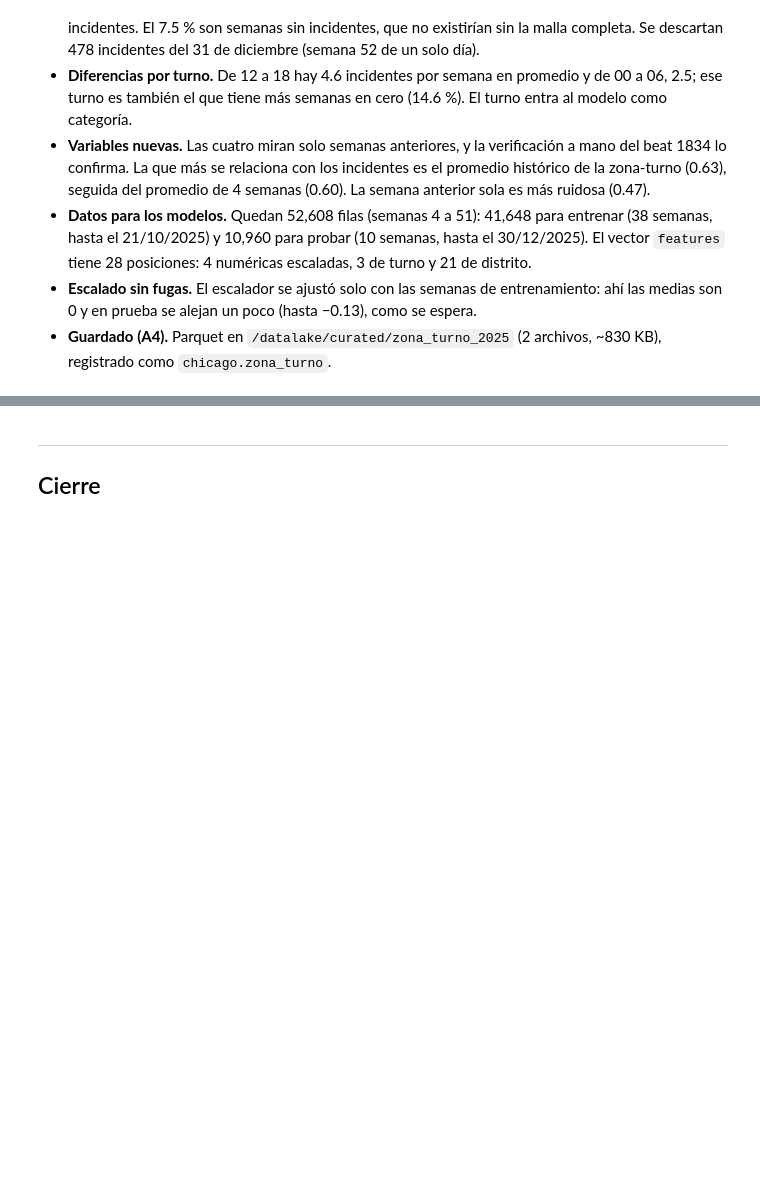
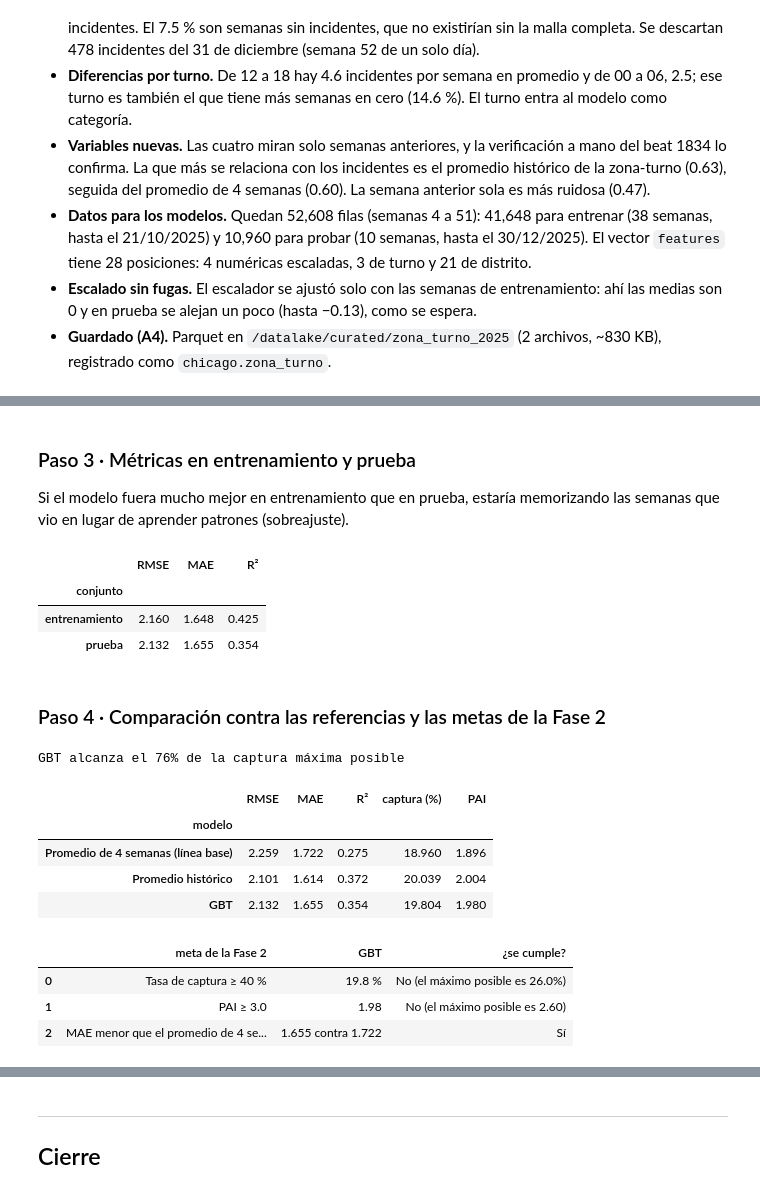
Before and after one commit to valentinodepaola/proyecto-integrador-big-data, a Jupyter notebook: notebooks/fase3_pipeline.ipynb, the cells around one changed output, grey strips where cells are left out. Drawn from its saved outputs; the diff is of its cells as text; code cells hidden in the pictures; blank space fills up the shorter version.

```diff
--- a/notebooks/fase3_pipeline.ipynb
+++ b/notebooks/fase3_pipeline.ipynb
@@ -901,0 +1009,41 @@ root
+# %% [markdown]
+### Paso 3 · Métricas en entrenamiento y prueba
+
+Si el modelo fuera mucho mejor en entrenamiento que en prueba, estaría memorizando las semanas que vio en lugar de aprender patrones (sobreajuste).
+# %%
+pd.DataFrame([{"conjunto": "entrenamiento", **metricas(modelo_gbt.transform(df_entrenamiento), "prediction")},
+              {"conjunto": "prueba", **metricas(pred_gbt, "prediction")}]).set_index("conjunto").round(3)
+# %% [output]
+|  | RMSE | MAE | R² |
+| conjunto |  |  |  |
+| entrenamiento | 2.160 | 1.648 | 0.425 |
+| prueba | 2.132 | 1.655 | 0.354 |
+# %% [markdown]
+### Paso 4 · Comparación contra las referencias y las metas de la Fase 2
+# %%
+fila_gbt = evaluar(pred_gbt, "prediction", "GBT")
+comparacion_b1 = pd.DataFrame(referencias + [fila_gbt]).set_index("modelo")
+
+metas_fase2 = pd.DataFrame([
+    ("Tasa de captura ≥ 40 %", f"{fila_gbt['captura (%)']:.1f} %",
+     f"No (el máximo posible es {captura_maxima:.1%})"),
+    ("PAI ≥ 3.0", f"{fila_gbt['PAI']:.2f}",
+     f"No (el máximo posible es {captura_maxima / ZONAS_SENALADAS:.2f})"),
+    ("MAE menor que el promedio de 4 semanas", f"{fila_gbt['MAE']:.3f} contra {referencias[0]['MAE']:.3f}",
+     "Sí" if fila_gbt["MAE"] < referencias[0]["MAE"] else "No"),
+], columns=["meta de la Fase 2", "GBT", "¿se cumple?"])
+
+print(f"GBT alcanza el {fila_gbt['captura (%)'] / 100 / captura_maxima:.0%} de la captura máxima posible")
+display(comparacion_b1.round(3))
+metas_fase2
+# %% [output]
+GBT alcanza el 76% de la captura máxima posible
+|  | RMSE | MAE | R² | captura (%) | PAI |
+| modelo |  |  |  |  |  |
+| Promedio de 4 semanas (línea base) | 2.259 | 1.722 | 0.275 | 18.960 | 1.896 |
+| Promedio histórico | 2.101 | 1.614 | 0.372 | 20.039 | 2.004 |
+| GBT | 2.132 | 1.655 | 0.354 | 19.804 | 1.980 |
+|  | meta de la Fase 2 | GBT | ¿se cumple? |
+| 0 | Tasa de captura ≥ 40 % | 19.8 % | No (el máximo posible es 26.0%) |
+| 1 | PAI ≥ 3.0 | 1.98 | No (el máximo posible es 2.60) |
+| 2 | MAE menor que el promedio de 4 se... | 1.655 contra 1.722 | Sí |
```
Also changed, not shown: parts of 19 cells of this notebook, 1 other file.
